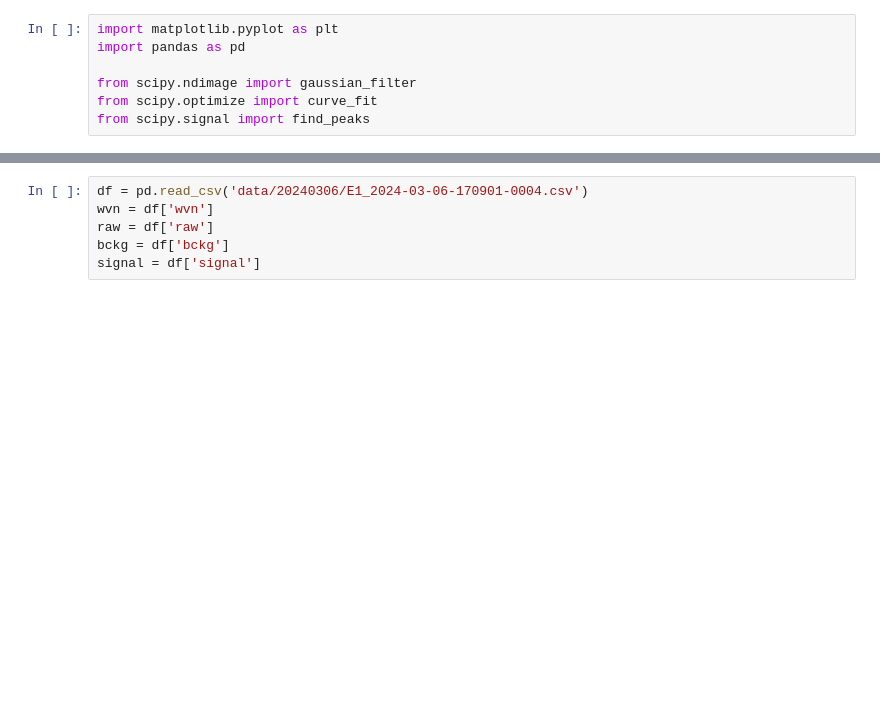
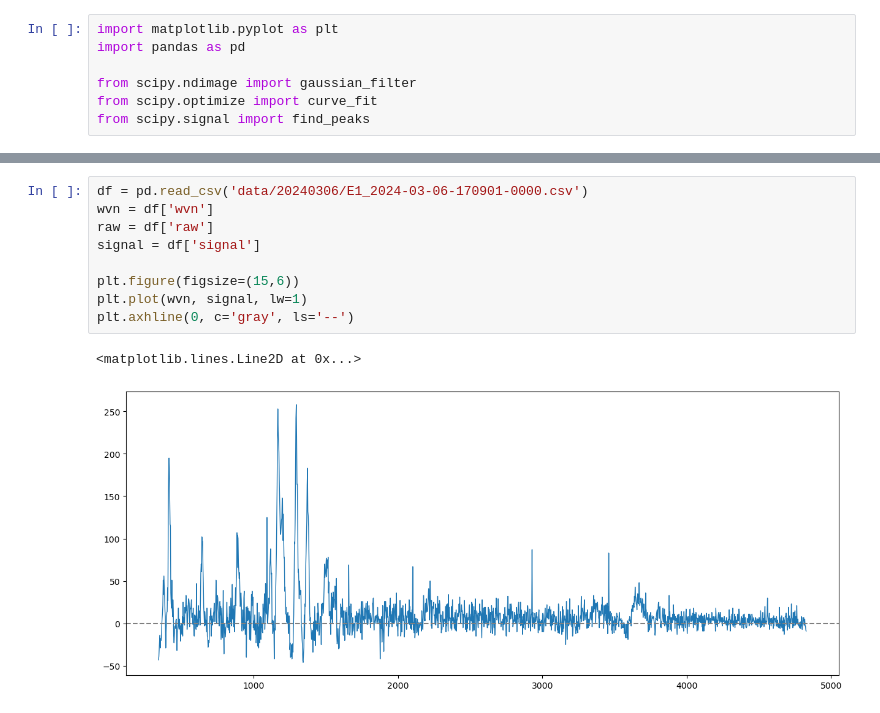
Before and after one commit to NoaVidovic/raman-processing, a Jupyter notebook: open_csv.ipynb, the cells around one changed output, grey strips where cells are left out. Drawn from its saved outputs; the diff is of its cells as text; blank space fills up the shorter version.

```diff
--- a/open_csv.ipynb
+++ b/open_csv.ipynb
@@ -8,9 +24,15 @@ from scipy.signal import find_peaks
 # %%
-df = pd.read_csv('data/20240306/E1_2024-03-06-170901-0004.csv')
+df = pd.read_csv('data/20240306/E1_2024-03-06-170901-0000.csv')
 wvn = df['wvn']
 raw = df['raw']
-bckg = df['bckg']
 signal = df['signal']
+
+plt.figure(figsize=(15,6))
+plt.plot(wvn, signal, lw=1)
+plt.axhline(0, c='gray', ls='--')
+# %% [output]
+<matplotlib.lines.Line2D at 0x...>
+[figure, added]
 # %%
 df = pd.read_csv('data/20240306/E1_2024-03-06-170901-0000.csv')
 wvn = df['wvn']
```
Also changed, not shown: parts of 14 cells of this notebook, 5 other files.
